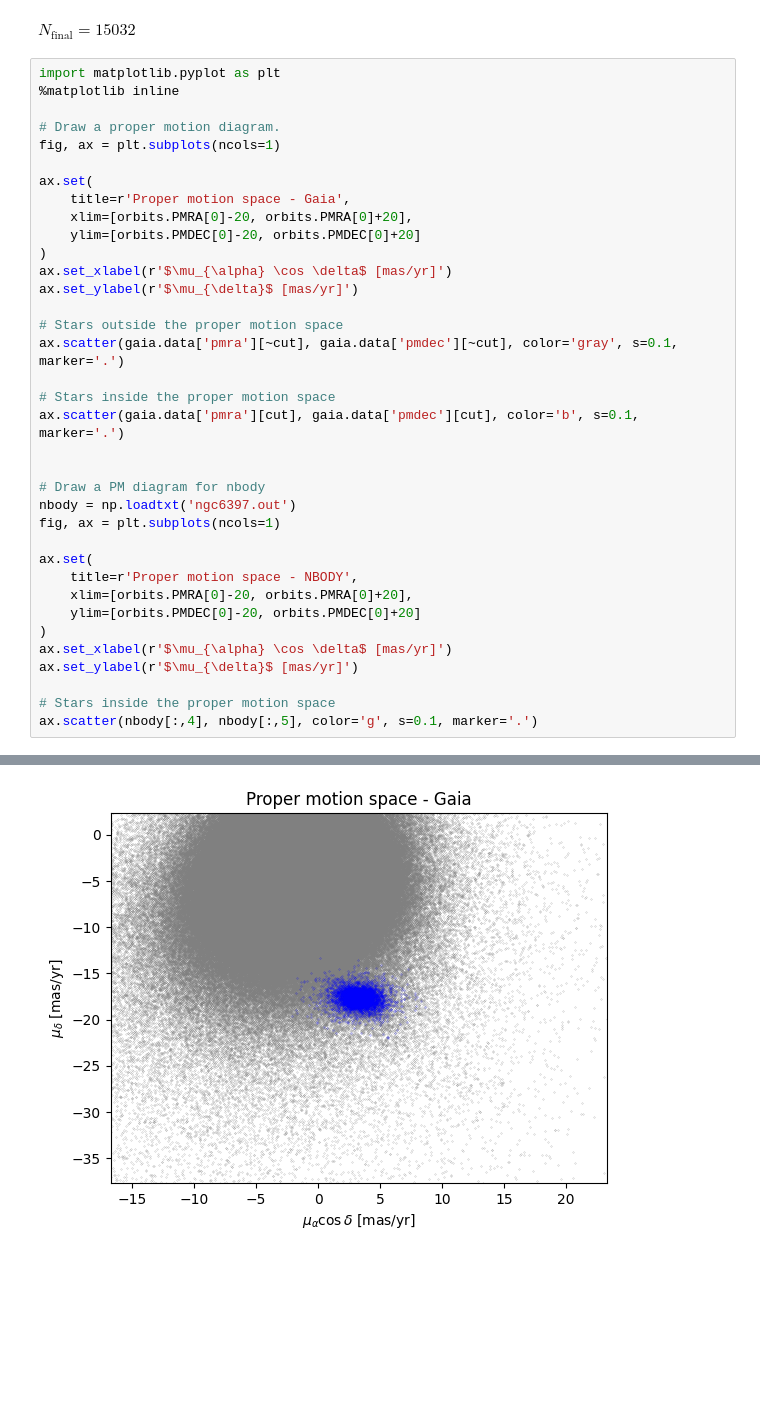
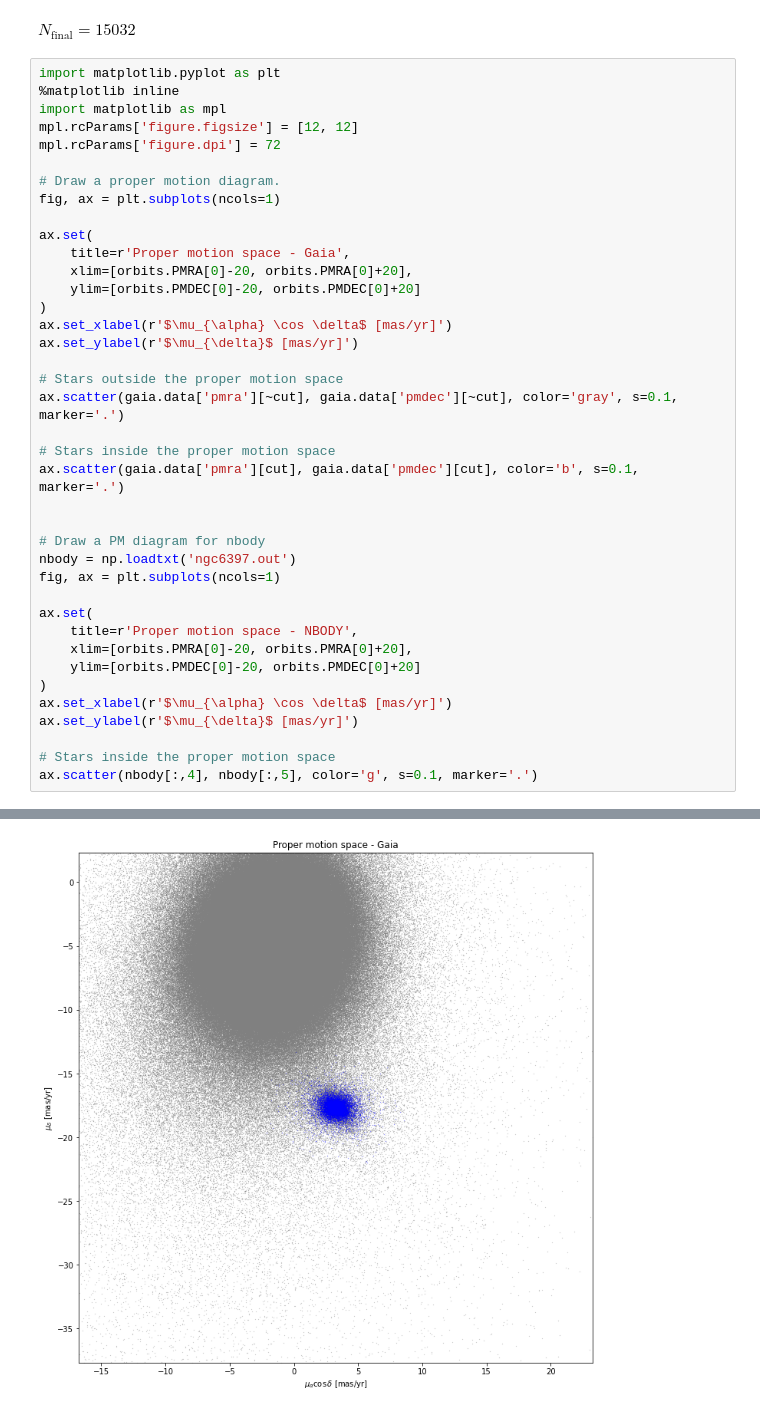
Before and after one commit to anthony-arnold/ngc6397, a Jupyter notebook: ngc6397.ipynb, the cells around one changed output, grey strips where cells are left out. Cells and saved outputs as stored; diff of their text form; blank space fills up the shorter version.

```diff
--- a/ngc6397.ipynb
+++ b/ngc6397.ipynb
@@ -102,6 +102,9 @@ $\displaystyle N_\text{final} = 15032$
 # %%
 import matplotlib.pyplot as plt
 %matplotlib inline
+import matplotlib as mpl
+mpl.rcParams['figure.figsize'] = [12, 12]
+mpl.rcParams['figure.dpi'] = 72
 
 # Draw a proper motion diagram.
 fig, ax = plt.subplots(ncols=1)
@@ -110,31 +113,31 @@ ax.set(
     title=r'Proper motion space - Gaia',
     xlim=[orbits.PMRA[0]-20, orbits.PMRA[0]+20],
     ylim=[orbits.PMDEC[0]-20, orbits.PMDEC[0]+20]
 )
 ax.set_xlabel(r'$\mu_{\alpha} \cos \delta$ [mas/yr]')
 ax.set_ylabel(r'$\mu_{\delta}$ [mas/yr]')
 
 # Stars outside the proper motion space
 ax.scatter(gaia.data['pmra'][~cut], gaia.data['pmdec'][~cut], color='gray', s=0.1, marker='.')
 
 # Stars inside the proper motion space
 ax.scatter(gaia.data['pmra'][cut], gaia.data['pmdec'][cut], color='b', s=0.1, marker='.')
 
 
 # Draw a PM diagram for nbody
 nbody = np.loadtxt('ngc6397.out')
 fig, ax = plt.subplots(ncols=1)
 
 ax.set(
     title=r'Proper motion space - NBODY',
     xlim=[orbits.PMRA[0]-20, orbits.PMRA[0]+20],
     ylim=[orbits.PMDEC[0]-20, orbits.PMDEC[0]+20]
 )
 ax.set_xlabel(r'$\mu_{\alpha} \cos \delta$ [mas/yr]')
 ax.set_ylabel(r'$\mu_{\delta}$ [mas/yr]')
 
 # Stars inside the proper motion space
 ax.scatter(nbody[:,4], nbody[:,5], color='g', s=0.1, marker='.')
 # %% [output]
 <matplotlib.collections.PathCollection at 0x...>
-[figure, old version]
+[figure, new version]
```
Also changed, not shown: parts of 5 cells of this notebook.
